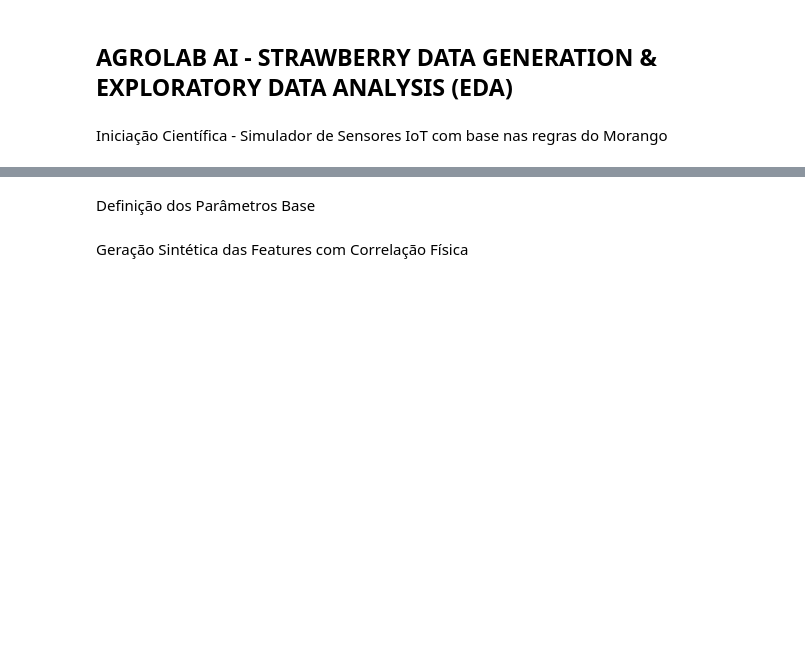
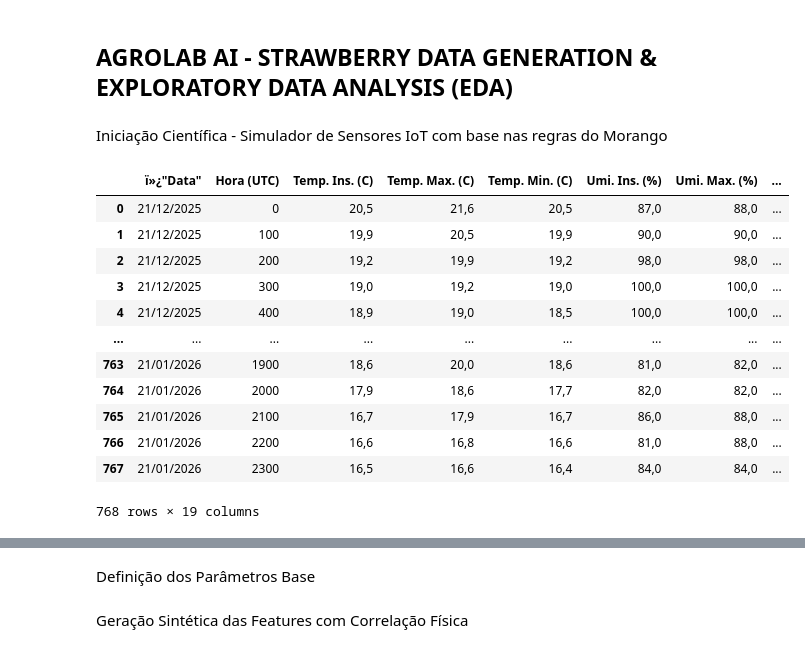
Before and after one commit to maria-elooisa/ic-agro-lab, a Jupyter notebook: data/raw/morango/pesquisa_exploracao_dados.ipynb, the cells around one changed output, grey strips where cells are left out. Saved outputs shown, nothing was run; the diff lists cells and outputs as text; code cells hidden in the pictures; blank space fills up the shorter version.

Commit message:
feat: adicionando dados do tempo

```diff
--- a/data/raw/morango/pesquisa_exploracao_dados.ipynb
+++ b/data/raw/morango/pesquisa_exploracao_dados.ipynb
@@ -13,3 +13,20 @@ from datetime import datetime, timedelta
 # %%
 # Configurando a semente aleatória para reprodutibilidade científica
 np.random.seed(42)
+# %%
+df = pd.read_csv("dados-temp.csv", sep=";", encoding="ISO-8859-1")
+df
+# %% [output]
+|  | ï»¿"Data" | Hora (UTC) | Temp. Ins. (C) | Temp. Max. (C) | Temp. Min. (C) | Umi. Ins. (%) | Umi. Max. (%) | ... |
+| 0 | 21/12/2025 | 0 | 20,5 | 21,6 | 20,5 | 87,0 | 88,0 | ... |
+| 1 | 21/12/2025 | 100 | 19,9 | 20,5 | 19,9 | 90,0 | 90,0 | ... |
+| 2 | 21/12/2025 | 200 | 19,2 | 19,9 | 19,2 | 98,0 | 98,0 | ... |
+| 3 | 21/12/2025 | 300 | 19,0 | 19,2 | 19,0 | 100,0 | 100,0 | ... |
+| 4 | 21/12/2025 | 400 | 18,9 | 19,0 | 18,5 | 100,0 | 100,0 | ... |
+| ... | ... | ... | ... | ... | ... | ... | ... | ... |
+| 763 | 21/01/2026 | 1900 | 18,6 | 20,0 | 18,6 | 81,0 | 82,0 | ... |
+| 764 | 21/01/2026 | 2000 | 17,9 | 18,6 | 17,7 | 82,0 | 82,0 | ... |
+| 765 | 21/01/2026 | 2100 | 16,7 | 17,9 | 16,7 | 86,0 | 88,0 | ... |
+| 766 | 21/01/2026 | 2200 | 16,6 | 16,8 | 16,6 | 81,0 | 88,0 | ... |
+| 767 | 21/01/2026 | 2300 | 16,5 | 16,6 | 16,4 | 84,0 | 84,0 | ... |
+768 rows × 19 columns
```
Also changed, not shown: parts of 2 cells of this notebook, 2 other files.
